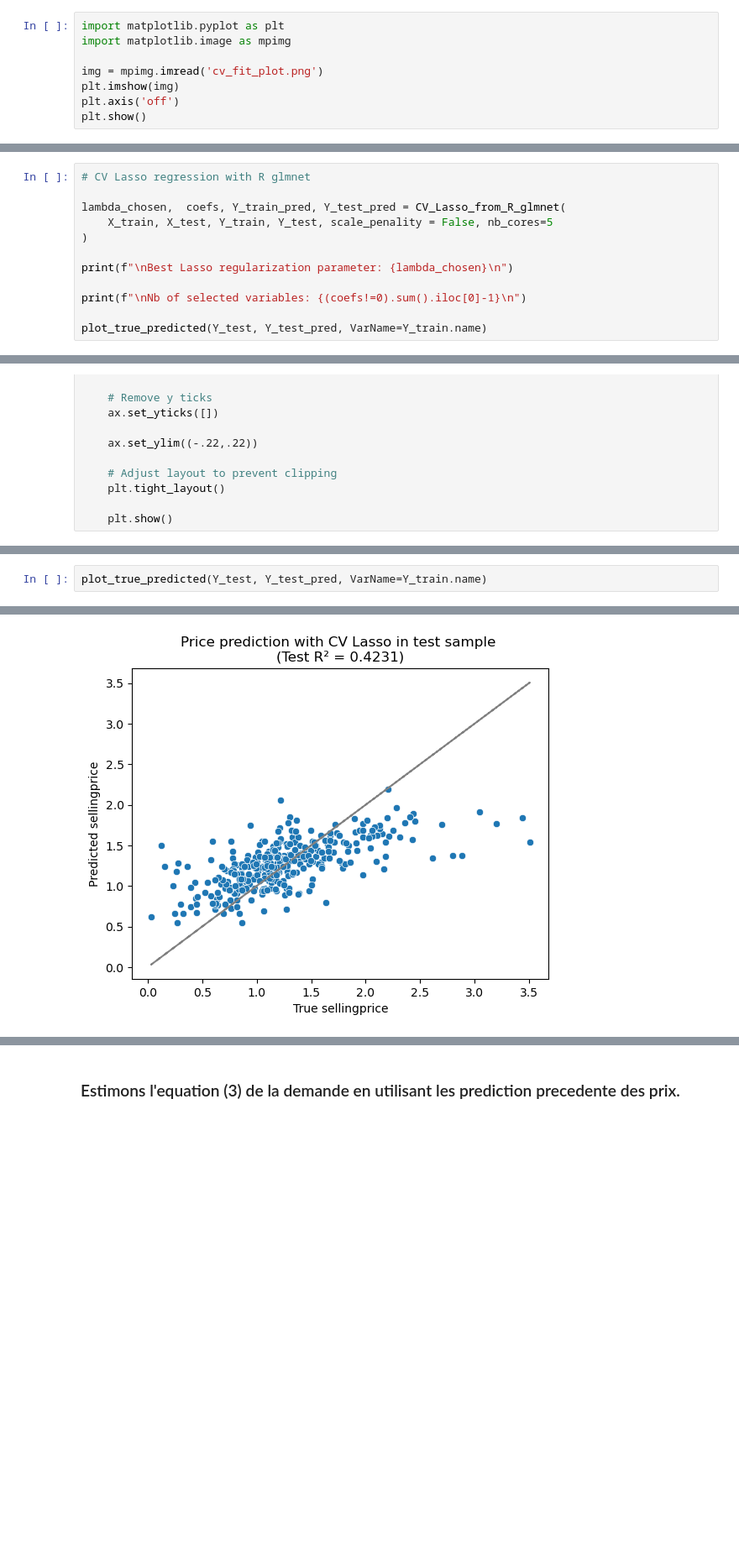
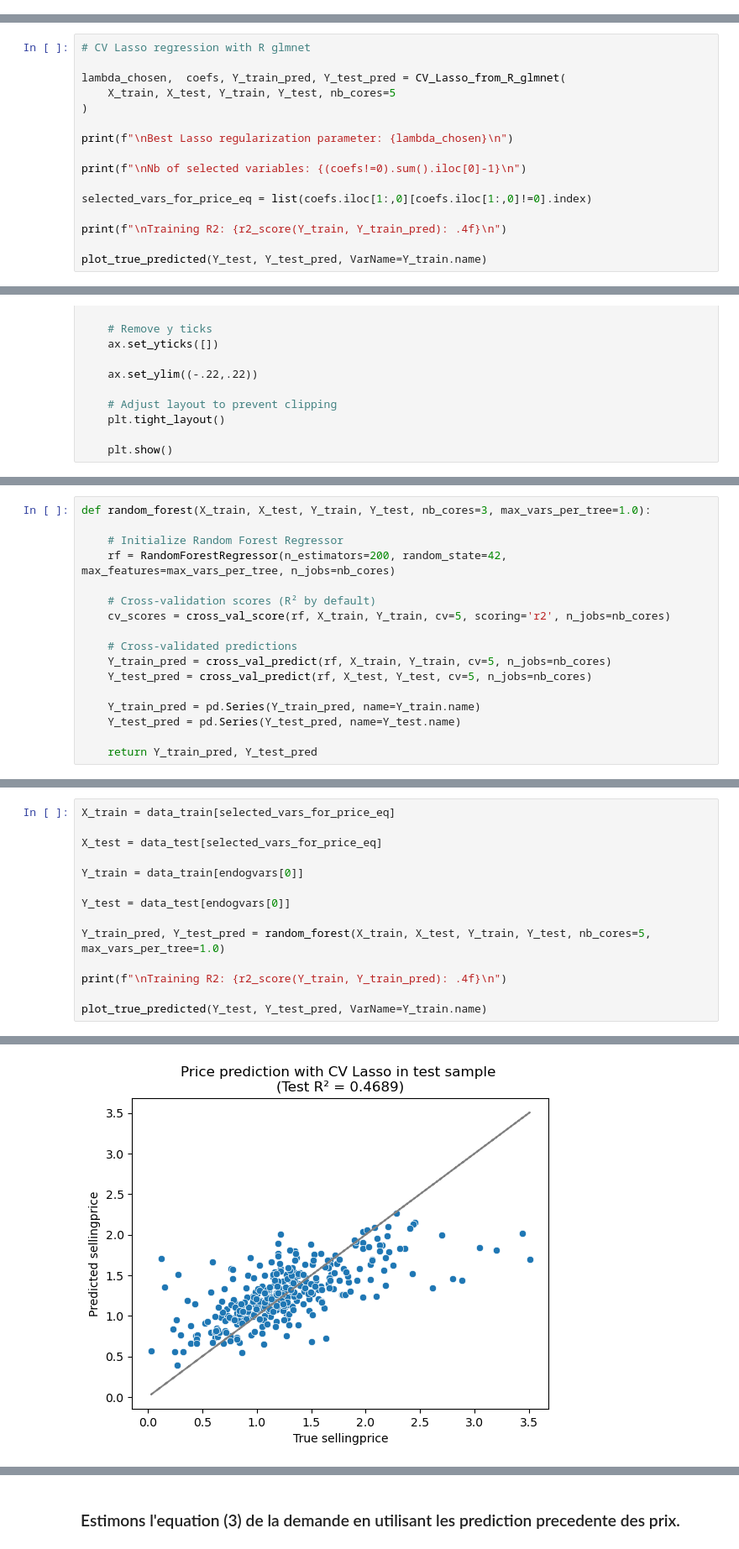
Before and after one commit to raphaelzerbato/AI_Workshop, a Jupyter notebook: car_analysis.ipynb, the cells around one changed output, grey strips where cells are left out. Shown at 84% size. Drawn from its saved outputs; the diff is of its cells as text; blank space fills up the shorter version.

```diff
--- a/car_analysis.ipynb
+++ b/car_analysis.ipynb
@@ -358,8 +247,0 @@ coefs = robjects.conversion.rpy2py(robjects.globalenv['coefs'])
-# %%
-import matplotlib.pyplot as plt
-import matplotlib.image as mpimg
-
-img = mpimg.imread('cv_fit_plot.png')
-plt.imshow(img)
-plt.axis('off')
-plt.show()
@@ -582,12 +481,16 @@ Nb of selected variables: 255
 # CV Lasso regression with R glmnet
 
 lambda_chosen,  coefs, Y_train_pred, Y_test_pred = CV_Lasso_from_R_glmnet(
-    X_train, X_test, Y_train, Y_test, scale_penality = False, nb_cores=5
+    X_train, X_test, Y_train, Y_test, nb_cores=5
 )
 
 print(f"\nBest Lasso regularization parameter: {lambda_chosen}\n")
 
 print(f"\nNb of selected variables: {(coefs!=0).sum().iloc[0]-1}\n")
 
+selected_vars_for_price_eq = list(coefs.iloc[1:,0][coefs.iloc[1:,0]!=0].index)
+
+print(f"\nTraining R2: {r2_score(Y_train, Y_train_pred): .4f}\n")
+
 plot_true_predicted(Y_test, Y_test_pred, VarName=Y_train.name)
 # %% [output]
@@ -744,0 +648,17 @@ En utilisant deux methodes: forets aleatoires (random forest) et reseau de neuro
+# %%
+def random_forest(X_train, X_test, Y_train, Y_test, nb_cores=3, max_vars_per_tree=1.0):
+
+    # Initialize Random Forest Regressor
+    rf = RandomForestRegressor(n_estimators=200, random_state=42, max_features=max_vars_per_tree, n_jobs=nb_cores)
+
+    # Cross-validation scores (R² by default)
+    cv_scores = cross_val_score(rf, X_train, Y_train, cv=5, scoring='r2', n_jobs=nb_cores)
+
+    # Cross-validated predictions
+    Y_train_pred = cross_val_predict(rf, X_train, Y_train, cv=5, n_jobs=nb_cores)
+    Y_test_pred = cross_val_predict(rf, X_test, Y_test, cv=5, n_jobs=nb_cores)
+
+    Y_train_pred = pd.Series(Y_train_pred, name=Y_train.name)
+    Y_test_pred = pd.Series(Y_test_pred, name=Y_test.name)
+
+    return Y_train_pred, Y_test_pred
@@ -794,3 +719,15 @@ Y_train_pred, Y_test_pred = random_forest(X_train, X_test, Y_train, Y_test, nb_c
 # %%
+X_train = data_train[selected_vars_for_price_eq]
+
+X_test = data_test[selected_vars_for_price_eq]
+
+Y_train = data_train[endogvars[0]]
+
+Y_test = data_test[endogvars[0]]
+
+Y_train_pred, Y_test_pred = random_forest(X_train, X_test, Y_train, Y_test, nb_cores=5, max_vars_per_tree=1.0)
+
+print(f"\nTraining R2: {r2_score(Y_train, Y_train_pred): .4f}\n")
+
 plot_true_predicted(Y_test, Y_test_pred, VarName=Y_train.name)
 # %% [output]
@@ -797 +735 @@ plot_true_predicted(Y_test, Y_test_pred, VarName=Y_train.name)
-[figure, old version]
+[figure, new version]
```
Also changed, not shown: parts of 43 cells of this notebook.
